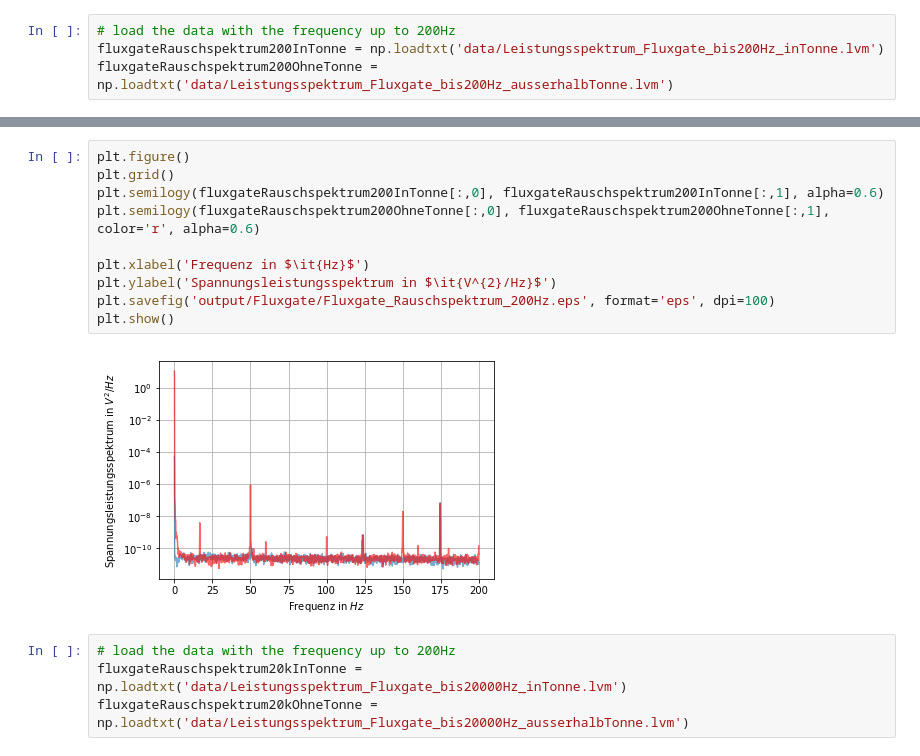
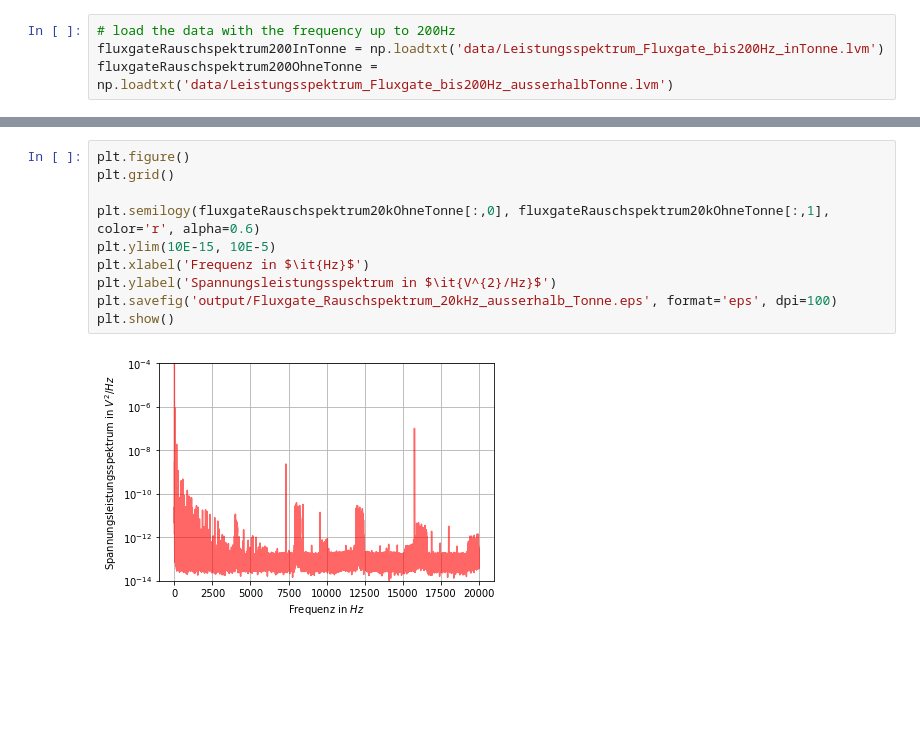
Before and after one commit to Acintya/sensorII_v6, a Jupyter notebook: Fluxgate/Fluxgate_Rauschspektrum.ipynb, the cells around one changed output, grey strips where cells are left out. Drawn from its saved outputs; the diff is of its cells as text; blank space fills up the shorter version.

```diff
--- a/Fluxgate/Fluxgate_Rauschspektrum.ipynb
+++ b/Fluxgate/Fluxgate_Rauschspektrum.ipynb
@@ -10,16 +41,12 @@ fluxgateRauschspektrum200OhneTonne = np.loadtxt('data/Leistungsspektrum_Fluxgate
 # %%
 plt.figure()
 plt.grid()
-plt.semilogy(fluxgateRauschspektrum200InTonne[:,0], fluxgateRauschspektrum200InTonne[:,1], alpha=0.6)
-plt.semilogy(fluxgateRauschspektrum200OhneTonne[:,0], fluxgateRauschspektrum200OhneTonne[:,1], color='r', alpha=0.6)
 
+plt.semilogy(fluxgateRauschspektrum20kOhneTonne[:,0], fluxgateRauschspektrum20kOhneTonne[:,1], color='r', alpha=0.6)
+plt.ylim(10E-15, 10E-5)
 plt.xlabel('Frequenz in $\it{Hz}$')
 plt.ylabel('Spannungsleistungsspektrum in $\it{V^{2}/Hz}$')
-plt.savefig('output/Fluxgate/Fluxgate_Rauschspektrum_200Hz.eps', format='eps', dpi=100)
+plt.savefig('output/Fluxgate_Rauschspektrum_20kHz_ausserhalb_Tonne.eps', format='eps', dpi=100)
 plt.show()
 # %% [output]
-[figure, old version]
+[figure, new version]
-# %%
-# load the data with the frequency up to 200Hz
-fluxgateRauschspektrum20kInTonne = np.loadtxt('data/Leistungsspektrum_Fluxgate_bis20000Hz_inTonne.lvm')
-fluxgateRauschspektrum20kOhneTonne = np.loadtxt('data/Leistungsspektrum_Fluxgate_bis20000Hz_ausserhalbTonne.lvm')
```
Also changed, not shown: parts of 8 cells of this notebook, 18 other files.
